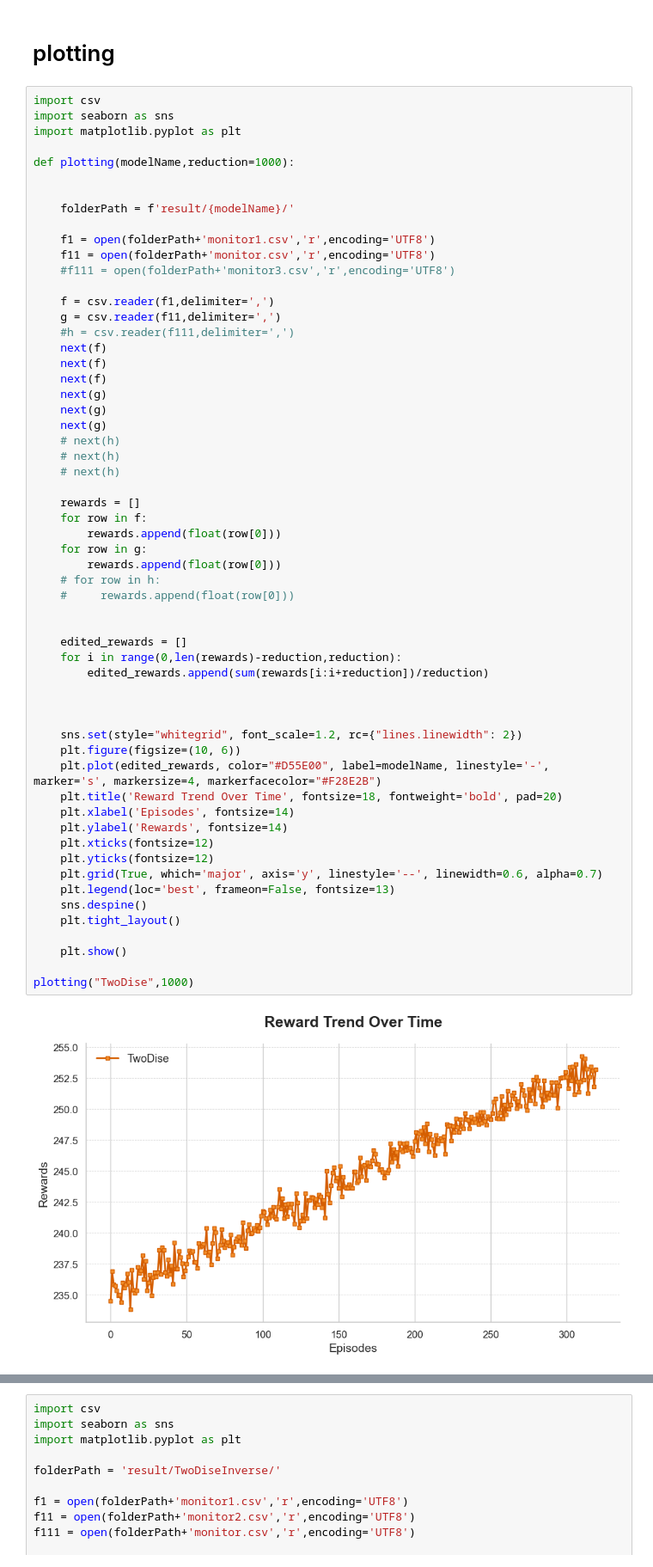
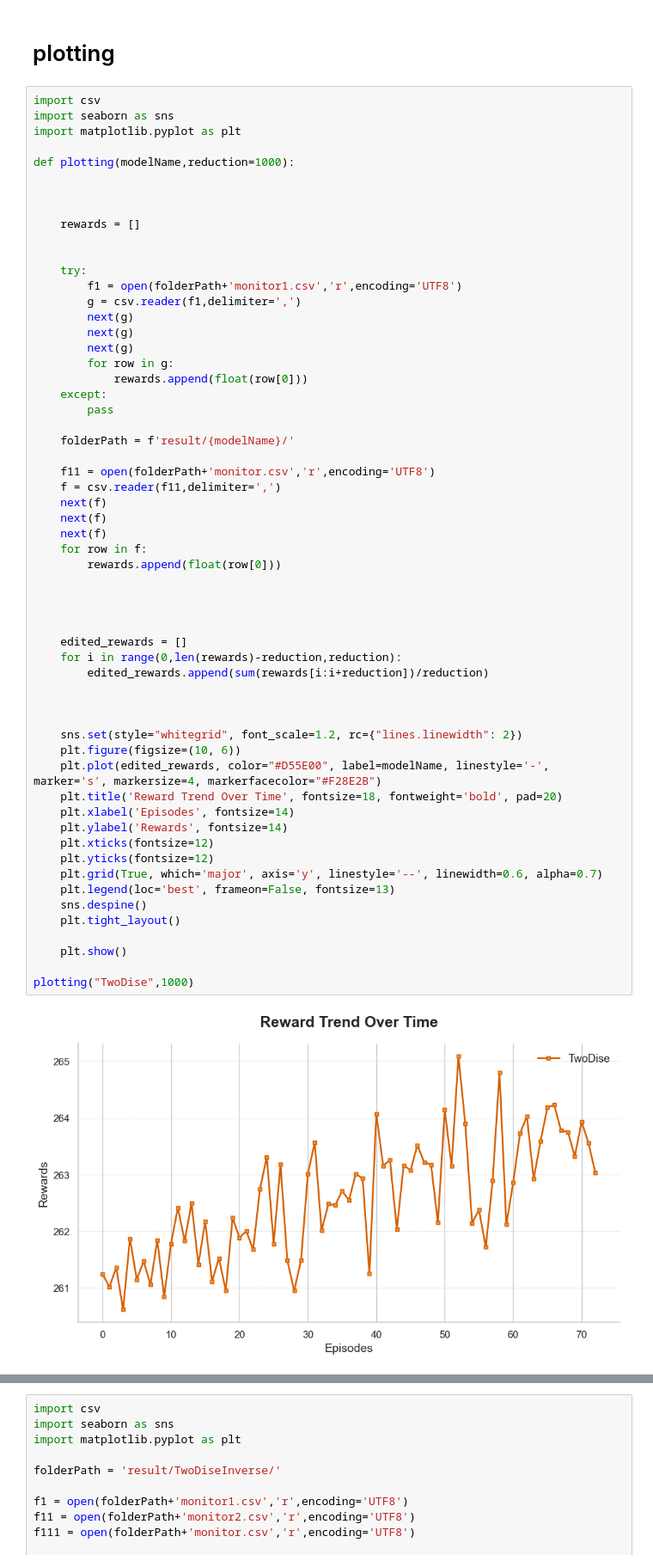
Before and after one commit to DoHyung08/geneProject, a Jupyter notebook: eval_res.ipynb, the cells around one changed output, grey strips where cells are left out. Shown at 86% size. Drawn from its saved outputs; the diff is of its cells as text.

```diff
--- a/eval_res.ipynb
+++ b/eval_res.ipynb
@@ -296,56 +296,56 @@ import matplotlib.pyplot as plt
 def plotting(modelName,reduction=1000):
 
 
+
+    rewards = []
+
+
+    try:
+        f1 = open(folderPath+'monitor1.csv','r',encoding='UTF8')
+        g = csv.reader(f1,delimiter=',')
+        next(g)
+        next(g)
+        next(g)
+        for row in g:
+            rewards.append(float(row[0]))
+    except:
+        pass
+
     folderPath = f'result/{modelName}/'
 
-    f1 = open(folderPath+'monitor1.csv','r',encoding='UTF8')
     f11 = open(folderPath+'monitor.csv','r',encoding='UTF8')
-    #f111 = open(folderPath+'monitor3.csv','r',encoding='UTF8')
-
-    f = csv.reader(f1,delimiter=',')
-    g = csv.reader(f11,delimiter=',')
-    #h = csv.reader(f111,delimiter=',')
+    f = csv.reader(f11,delimiter=',')
     next(f)
     next(f)
     next(f)
-    next(g)
-    next(g)
-    next(g)
-    # next(h)
-    # next(h)
-    # next(h)
-
-    rewards = []
     for row in f:
         rewards.append(float(row[0]))
-    for row in g:
-        rewards.append(float(row[0]))
-    # for row in h:
-    #     rewards.append(float(row[0]))
+
+
 
 
     edited_rewards = []
     for i in range(0,len(rewards)-reduction,reduction):
         edited_rewards.append(sum(rewards[i:i+reduction])/reduction)
 
 
 
     sns.set(style="whitegrid", font_scale=1.2, rc={"lines.linewidth": 2})
     plt.figure(figsize=(10, 6))
     plt.plot(edited_rewards, color="#D55E00", label=modelName, linestyle='-', marker='s', markersize=4, markerfacecolor="#F28E2B")
     plt.title('Reward Trend Over Time', fontsize=18, fontweight='bold', pad=20)
     plt.xlabel('Episodes', fontsize=14)
     plt.ylabel('Rewards', fontsize=14)
     plt.xticks(fontsize=12)
     plt.yticks(fontsize=12)
     plt.grid(True, which='major', axis='y', linestyle='--', linewidth=0.6, alpha=0.7)
     plt.legend(loc='best', frameon=False, fontsize=13)
     sns.despine()
     plt.tight_layout()
 
     plt.show()
 
 plotting("TwoDise",1000)
 # %% [output]
-[figure, old version]
+[figure, new version]
 # %%
```
Also changed, not shown: parts of 9 cells of this notebook, 23 other files.
